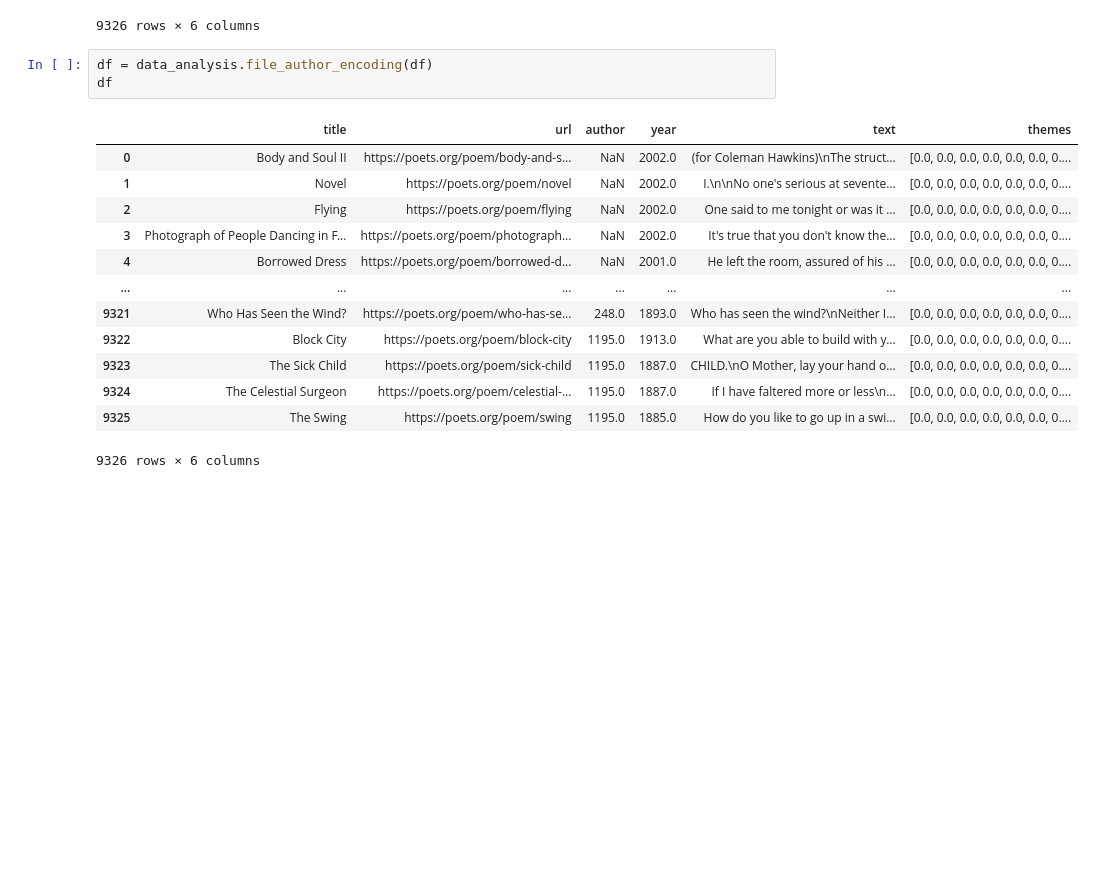
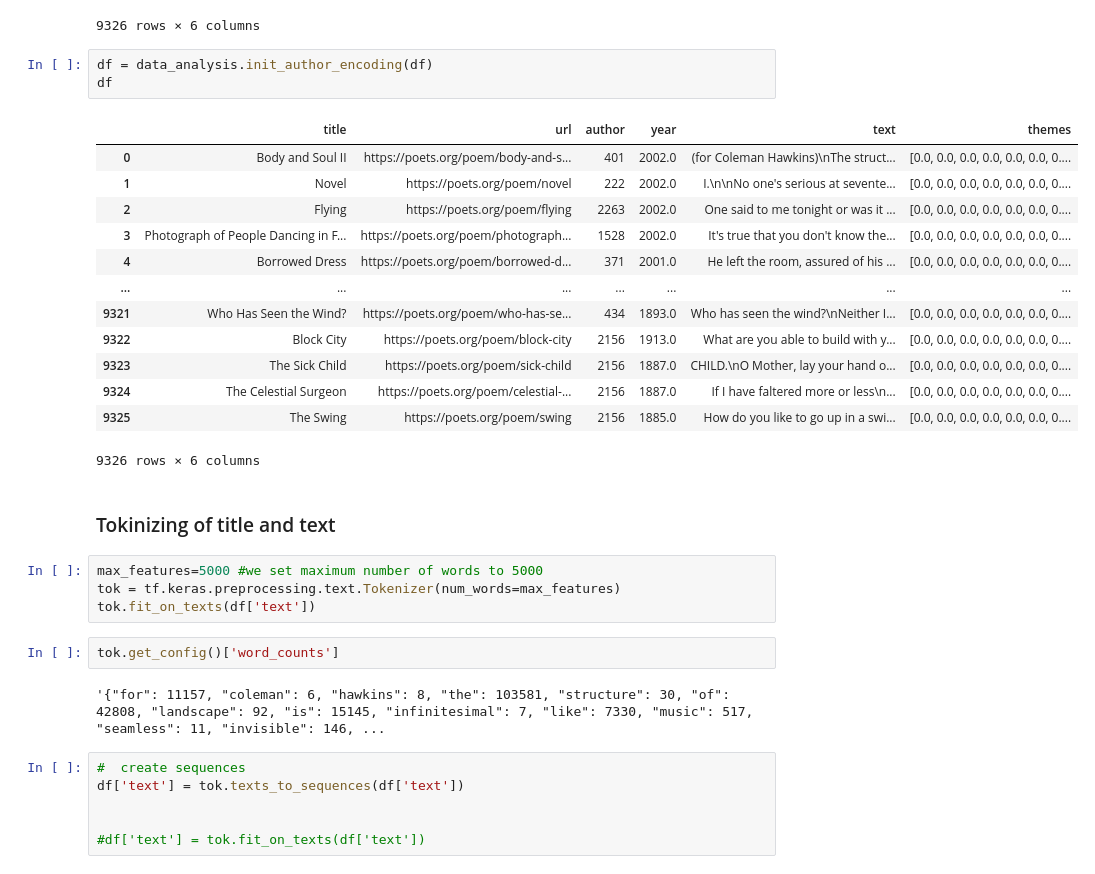
Before and after one commit to triantafillu/PoetryNLP-TopicDecadePredictor, a Jupyter notebook: data/test.ipynb, the cells around one changed output. Cells and saved outputs as stored; diff of their text form; blank space fills up the shorter version.

Commit message:
text tokenizing with keras tokenizer added

```diff
--- a/data/test.ipynb
+++ b/data/test.ipynb
@@ -117,19 +118,35 @@ df
 | 9325 | The Swing | https://poets.org/poem/swing | Robert Louis Stevenson | 1885.0 | How do you like to go up in a swi... | [0.0, 0.0, 0.0, 0.0, 0.0, 0.0, 0.... |
 9326 rows × 6 columns
 # %%
-df = data_analysis.file_author_encoding(df)
+df = data_analysis.init_author_encoding(df)
 df
 # %% [output]
 |  | title | url | author | year | text | themes |
-| 0 | Body and Soul II | https://poets.org/poem/body-and-s... | NaN | 2002.0 | (for Coleman Hawkins)\nThe struct... | [0.0, 0.0, 0.0, 0.0, 0.0, 0.0, 0.... |
-| 1 | Novel | https://poets.org/poem/novel | NaN | 2002.0 | I.\n\nNo one's serious at sevente... | [0.0, 0.0, 0.0, 0.0, 0.0, 0.0, 0.... |
-| 2 | Flying | https://poets.org/poem/flying | NaN | 2002.0 | One said to me tonight or was it ... | [0.0, 0.0, 0.0, 0.0, 0.0, 0.0, 0.... |
-| 3 | Photograph of People Dancing in F... | https://poets.org/poem/photograph... | NaN | 2002.0 | It's true that you don't know the... | [0.0, 0.0, 0.0, 0.0, 0.0, 0.0, 0.... |
-| 4 | Borrowed Dress | https://poets.org/poem/borrowed-d... | NaN | 2001.0 | He left the room, assured of his ... | [0.0, 0.0, 0.0, 0.0, 0.0, 0.0, 0.... |
+| 0 | Body and Soul II | https://poets.org/poem/body-and-s... | 401 | 2002.0 | (for Coleman Hawkins)\nThe struct... | [0.0, 0.0, 0.0, 0.0, 0.0, 0.0, 0.... |
+| 1 | Novel | https://poets.org/poem/novel | 222 | 2002.0 | I.\n\nNo one's serious at sevente... | [0.0, 0.0, 0.0, 0.0, 0.0, 0.0, 0.... |
+| 2 | Flying | https://poets.org/poem/flying | 2263 | 2002.0 | One said to me tonight or was it ... | [0.0, 0.0, 0.0, 0.0, 0.0, 0.0, 0.... |
+| 3 | Photograph of People Dancing in F... | https://poets.org/poem/photograph... | 1528 | 2002.0 | It's true that you don't know the... | [0.0, 0.0, 0.0, 0.0, 0.0, 0.0, 0.... |
+| 4 | Borrowed Dress | https://poets.org/poem/borrowed-d... | 371 | 2001.0 | He left the room, assured of his ... | [0.0, 0.0, 0.0, 0.0, 0.0, 0.0, 0.... |
 | ... | ... | ... | ... | ... | ... | ... |
-| 9321 | Who Has Seen the Wind? | https://poets.org/poem/who-has-se... | 248.0 | 1893.0 | Who has seen the wind?\nNeither I... | [0.0, 0.0, 0.0, 0.0, 0.0, 0.0, 0.... |
-| 9322 | Block City | https://poets.org/poem/block-city | 1195.0 | 1913.0 | What are you able to build with y... | [0.0, 0.0, 0.0, 0.0, 0.0, 0.0, 0.... |
-| 9323 | The Sick Child | https://poets.org/poem/sick-child | 1195.0 | 1887.0 | CHILD.\nO Mother, lay your hand o... | [0.0, 0.0, 0.0, 0.0, 0.0, 0.0, 0.... |
-| 9324 | The Celestial Surgeon | https://poets.org/poem/celestial-... | 1195.0 | 1887.0 | If I have faltered more or less\n... | [0.0, 0.0, 0.0, 0.0, 0.0, 0.0, 0.... |
-| 9325 | The Swing | https://poets.org/poem/swing | 1195.0 | 1885.0 | How do you like to go up in a swi... | [0.0, 0.0, 0.0, 0.0, 0.0, 0.0, 0.... |
+| 9321 | Who Has Seen the Wind? | https://poets.org/poem/who-has-se... | 434 | 1893.0 | Who has seen the wind?\nNeither I... | [0.0, 0.0, 0.0, 0.0, 0.0, 0.0, 0.... |
+| 9322 | Block City | https://poets.org/poem/block-city | 2156 | 1913.0 | What are you able to build with y... | [0.0, 0.0, 0.0, 0.0, 0.0, 0.0, 0.... |
+| 9323 | The Sick Child | https://poets.org/poem/sick-child | 2156 | 1887.0 | CHILD.\nO Mother, lay your hand o... | [0.0, 0.0, 0.0, 0.0, 0.0, 0.0, 0.... |
+| 9324 | The Celestial Surgeon | https://poets.org/poem/celestial-... | 2156 | 1887.0 | If I have faltered more or less\n... | [0.0, 0.0, 0.0, 0.0, 0.0, 0.0, 0.... |
+| 9325 | The Swing | https://poets.org/poem/swing | 2156 | 1885.0 | How do you like to go up in a swi... | [0.0, 0.0, 0.0, 0.0, 0.0, 0.0, 0.... |
 9326 rows × 6 columns
+# %% [markdown]
+### Tokinizing of title and text
+# %%
+max_features=5000 #we set maximum number of words to 5000
+tok = tf.keras.preprocessing.text.Tokenizer(num_words=max_features)
+tok.fit_on_texts(df['text'])
+# %%
+tok.get_config()['word_counts']
+# %% [output]
+'{"for": 11157, "coleman": 6, "hawkins": 8, "the": 103581, "structure": 30, "of": 42808, "landscape": 92, "is": 15145, "infinitesimal": 7, "like": 7330, "music": 517, "seamless": 11, "invisible": 146, ...
+# %%
+#  create sequences
+df['text'] = tok.texts_to_sequences(df['text'])
+
+
+#df['text'] = tok.fit_on_texts(df['text'])
```
Also changed, not shown: parts of 4 cells of this notebook, 1 other file.
